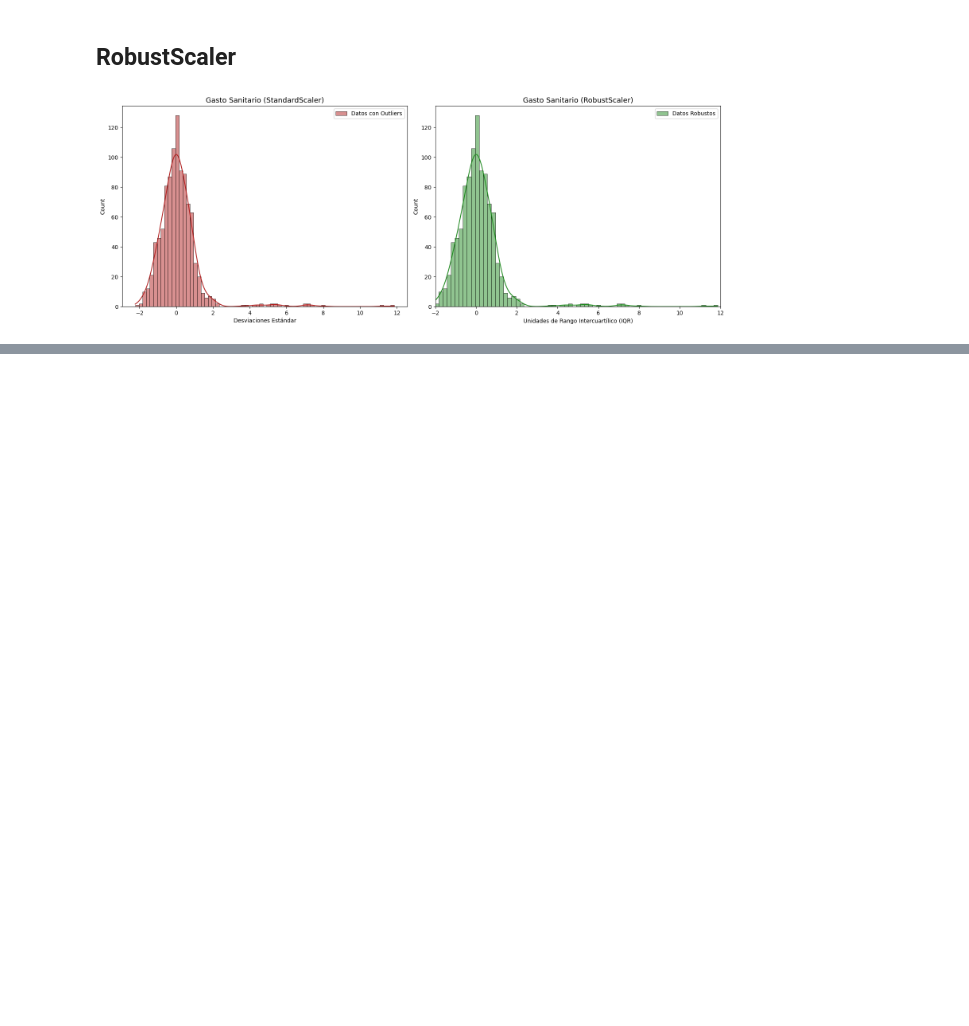
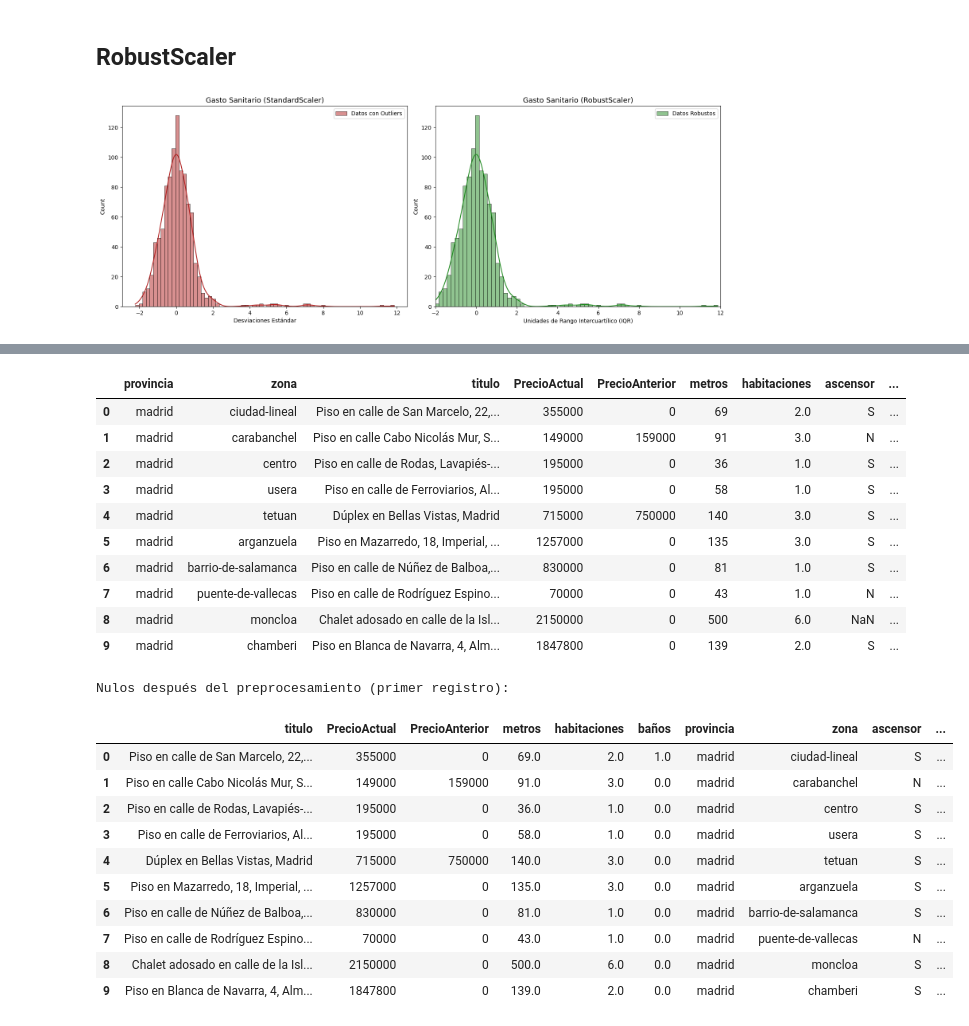
Before and after one commit to AntonioDavid333/python-ud3-ejercicios, a Jupyter notebook: ejercicios.ipynb, the cells around one changed output, grey strips where cells are left out. Saved outputs shown, nothing was run; the diff lists cells and outputs as text; code cells hidden in the pictures; blank space fills up the shorter version.

```diff
--- a/ejercicios.ipynb
+++ b/ejercicios.ipynb
@@ -804,0 +814,3 @@ plt.show()
+# %%
+cols_basura = ['PrecioAnterior', 'descripcion', 'titulo', 'tags', 'Enlace']
+df_raw=df_raw.drop(columns=cols_basura)
@@ -804,0 +840,5 @@ plt.show()
+# %%
+num_transformer= Pipeline(steps=[
+    ('imputer', SimpleImputer(strategy='median')),
+    ('scaler', MinMaxScaler())
+])
@@ -804,0 +953,48 @@ plt.show()
+# %%
+#VOLVEMOS A CARGAR POR LAS COLUMNAS ANTERIORMENTE ELIMINADAS
+df_aux = pd.read_csv("Datos.csv")
+
+#PREPROCESAMOS X PARA RELLENARLO
+datos_completos_array = preprocessor.transform(x)
+encoded_feature_names = preprocessor.get_feature_names_out()
+df_temp_full = pd.DataFrame(datos_completos_array, columns=encoded_feature_names)
+
+#SEPARAR COLUMNAS NUMÉRICAS Y CATEGÓRICAS POR PREFIJO
+num_cols_transformed = [col for col in df_temp_full.columns if col.startswith('num__')]
+cat_cols_transformed = [col for col in df_temp_full.columns if col.startswith('cat__')]
+
+#REVERTIR NUMÉRICAS - Solo invertir el scaler (no el imputer)
+raw_num_full = preprocessor.named_transformers_['num'].named_steps['scaler'].inverse_transform(df_temp_full[num_cols_transformed])
+df_num_full = pd.DataFrame(raw_num_full, columns=num_cols)
+
+# REVERTIR CATEGÓRICAS - Invertir el onehot encoder
+raw_cat_full = preprocessor.named_transformers_['cat'].named_steps['onehot'].inverse_transform(df_temp_full[cat_cols_transformed])
+df_cat_full = pd.DataFrame(raw_cat_full, columns=cat_cols)
+
+#UNION DE NUMERICAS Y CATEGÓRICAS PREPROCESADAS
+df_final = pd.concat([df_num_full, df_cat_full], axis=1)
+df_final['PrecioActual'] = y.values
+
+#ESTAS COLUMNAS LAS BORRAMOS ANTES
+cols_extra = ['PrecioAnterior', 'descripcion', 'titulo', 'tags', 'Enlace']
+df_extra = df_aux.loc[x.index, cols_extra].reset_index(drop=True)
+
+#CONCATENACIÓN DE LOS DATAFRAMES RECONSTRUIDOS
+df_reconstruido_total = pd.concat([df_final, df_extra], axis=1)
+
+#COLUMNAS ORDENADAS
+columnas_ordenadas = ['titulo', 'PrecioActual', 'PrecioAnterior'] + \
+                     [c for c in df_final.columns if c not in ['PrecioActual']] + \
+                     ['tags', 'descripcion', 'Enlace']
+
+df_reconstruido_total = df_reconstruido_total[columnas_ordenadas]
+
+print("Dataset reconstruido con", len(df_reconstruido_total),"filas y todas las columnas originales.")
+print("Nulos antes del preprocesamiento (primer registro):")
+display(df_aux.iloc[0:10])
+print("\nNulos después del preprocesamiento (primer registro):")
+display(df_reconstruido_total.iloc[0:10])
+
+
+df_reconstruido_total.to_csv('Datos_Finales_Limpios_Y_Completos.csv', index=False)
+# %% [output]
@@ -804,0 +1003,23 @@ plt.show()
+|  | provincia | zona | titulo | PrecioActual | PrecioAnterior | metros | habitaciones | ascensor | ... |
+| 0 | madrid | ciudad-lineal | Piso en calle de San Marcelo, 22,... | 355000 | 0 | 69 | 2.0 | S | ... |
+| 1 | madrid | carabanchel | Piso en calle Cabo Nicolás Mur, S... | 149000 | 159000 | 91 | 3.0 | N | ... |
+| 2 | madrid | centro | Piso en calle de Rodas, Lavapiés-... | 195000 | 0 | 36 | 1.0 | S | ... |
+| 3 | madrid | usera | Piso en calle de Ferroviarios, Al... | 195000 | 0 | 58 | 1.0 | S | ... |
+| 4 | madrid | tetuan | Dúplex en Bellas Vistas, Madrid | 715000 | 750000 | 140 | 3.0 | S | ... |
+| 5 | madrid | arganzuela | Piso en Mazarredo, 18, Imperial, ... | 1257000 | 0 | 135 | 3.0 | S | ... |
+| 6 | madrid | barrio-de-salamanca | Piso en calle de Núñez de Balboa,... | 830000 | 0 | 81 | 1.0 | S | ... |
+| 7 | madrid | puente-de-vallecas | Piso en calle de Rodríguez Espino... | 70000 | 0 | 43 | 1.0 | N | ... |
+| 8 | madrid | moncloa | Chalet adosado en calle de la Isl... | 2150000 | 0 | 500 | 6.0 | NaN | ... |
+| 9 | madrid | chamberi | Piso en Blanca de Navarra, 4, Alm... | 1847800 | 0 | 139 | 2.0 | S | ... |
+Nulos después del preprocesamiento (primer registro):
+|  | titulo | PrecioActual | PrecioAnterior | metros | habitaciones | baños | provincia | zona | ascensor | ... |
+| 0 | Piso en calle de San Marcelo, 22,... | 355000 | 0 | 69.0 | 2.0 | 1.0 | madrid | ciudad-lineal | S | ... |
+| 1 | Piso en calle Cabo Nicolás Mur, S... | 149000 | 159000 | 91.0 | 3.0 | 0.0 | madrid | carabanchel | N | ... |
+| 2 | Piso en calle de Rodas, Lavapiés-... | 195000 | 0 | 36.0 | 1.0 | 0.0 | madrid | centro | S | ... |
+| 3 | Piso en calle de Ferroviarios, Al... | 195000 | 0 | 58.0 | 1.0 | 0.0 | madrid | usera | S | ... |
+| 4 | Dúplex en Bellas Vistas, Madrid | 715000 | 750000 | 140.0 | 3.0 | 0.0 | madrid | tetuan | S | ... |
+| 5 | Piso en Mazarredo, 18, Imperial, ... | 1257000 | 0 | 135.0 | 3.0 | 0.0 | madrid | arganzuela | S | ... |
+| 6 | Piso en calle de Núñez de Balboa,... | 830000 | 0 | 81.0 | 1.0 | 0.0 | madrid | barrio-de-salamanca | S | ... |
+| 7 | Piso en calle de Rodríguez Espino... | 70000 | 0 | 43.0 | 1.0 | 0.0 | madrid | puente-de-vallecas | N | ... |
+| 8 | Chalet adosado en calle de la Isl... | 2150000 | 0 | 500.0 | 6.0 | 0.0 | madrid | moncloa | S | ... |
+| 9 | Piso en Blanca de Navarra, 4, Alm... | 1847800 | 0 | 139.0 | 2.0 | 0.0 | madrid | chamberi | S | ... |
```
Also changed, not shown: parts of 23 cells of this notebook, 2 other files.
